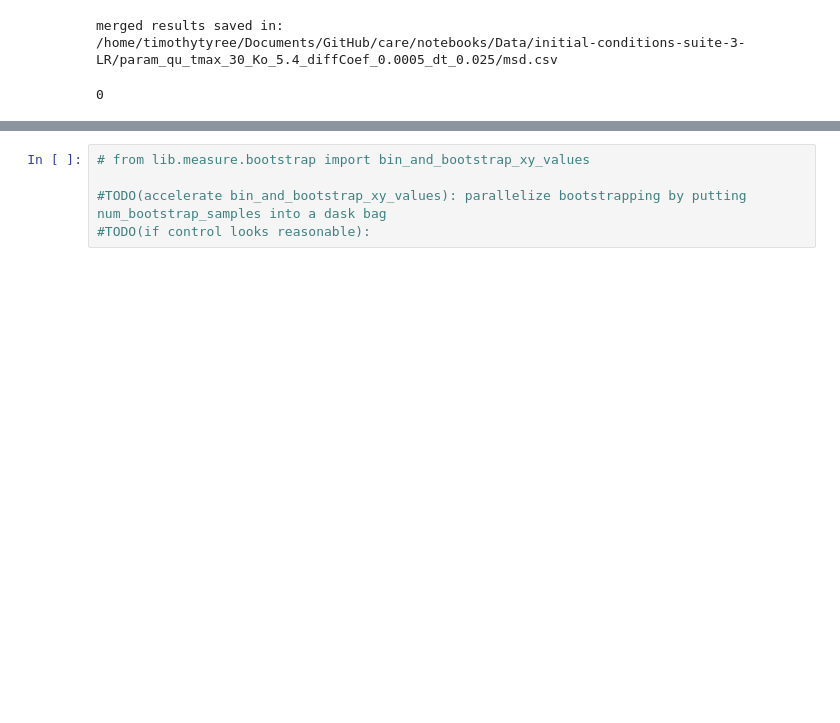
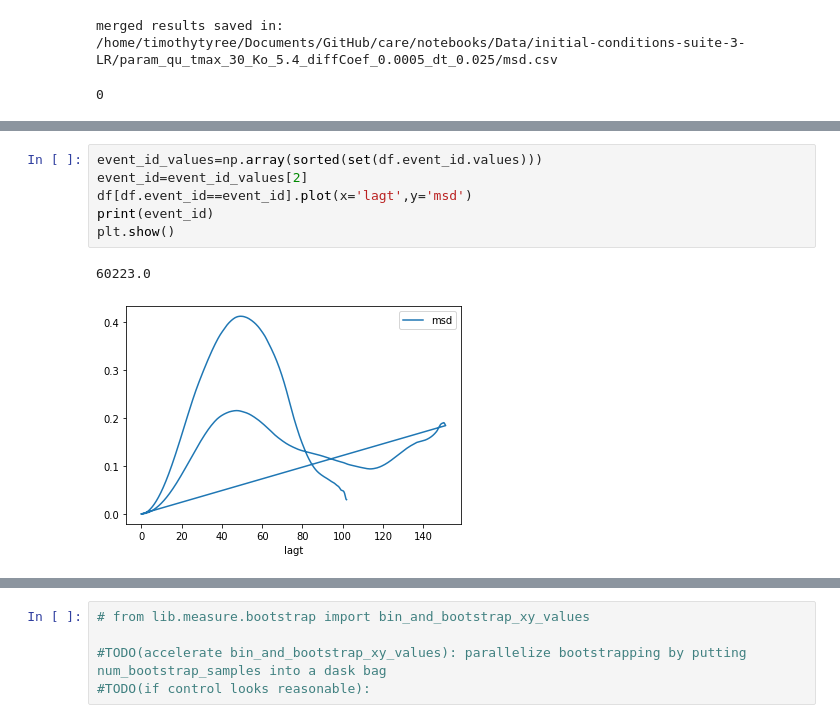
Before and after one commit to timtyree/care, a Jupyter notebook: notebooks/Processing a Folder of Tip Logs.ipynb, the cells around one changed output, grey strips where cells are left out. Drawn from its saved outputs; the diff is of its cells as text; blank space fills up the shorter version.

```diff
--- a/notebooks/Processing a Folder of Tip Logs.ipynb
+++ b/notebooks/Processing a Folder of Tip Logs.ipynb
@@ -620,0 +658,9 @@ df_in.head()
+# %%
+event_id_values=np.array(sorted(set(df.event_id.values)))
+event_id=event_id_values[2]
+df[df.event_id==event_id].plot(x='lagt',y='msd')
+print(event_id)
+plt.show()
+# %% [output]
+60223.0
+[figure, added]
```
Also changed, not shown: parts of 37 cells of this notebook, 3 other files.
